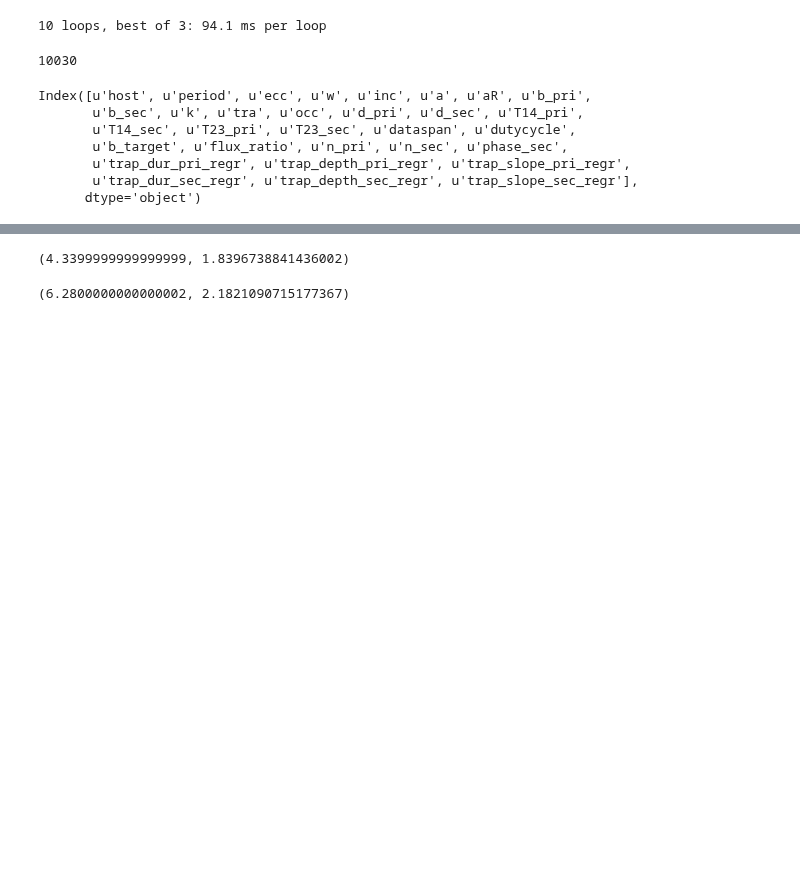
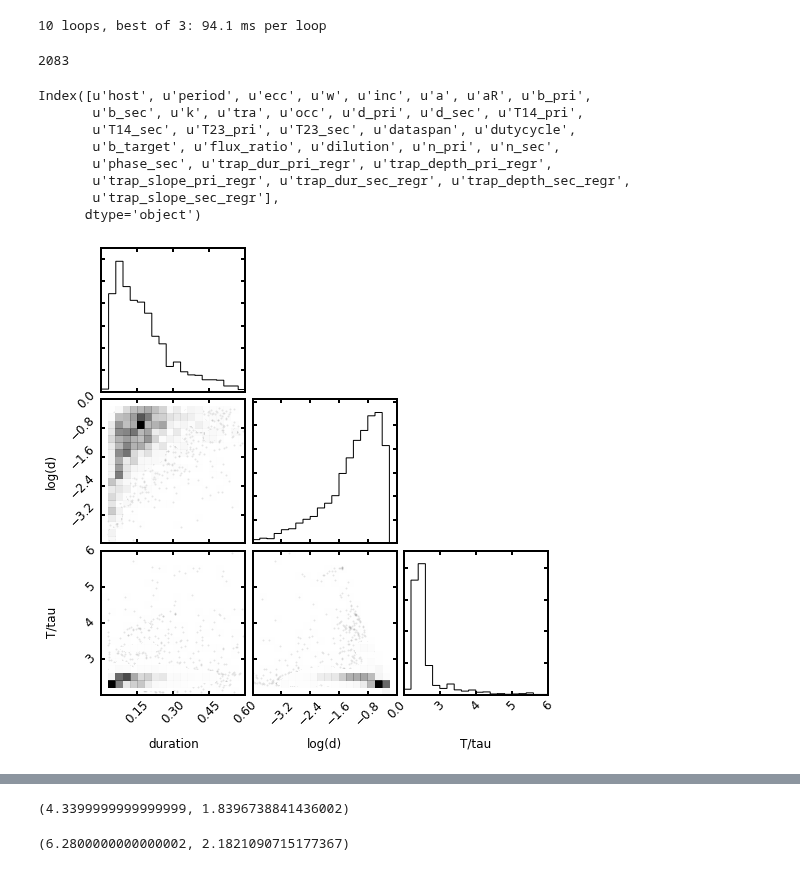
Before and after one commit to timothydmorton/exosyspop, a Jupyter notebook: demo.ipynb, the cells around one changed output, grey strips where cells are left out. Saved outputs shown, nothing was run; the diff lists cells and outputs as text; code cells hidden in the pictures; blank space fills up the shorter version.

```diff
--- a/demo.ipynb
+++ b/demo.ipynb
@@ -157,15 +159,44 @@ Index([u'host', u'period', u'ecc', u'w', u'inc', u'a', u'aR', u'b_pri',
 # this function, which can be otherwise useful to sample >N random observations
 # from the existing population.  `trap_regr` defaults to `True` here.
 # This function also takes `new` or `new_orbits` keywords.
-obs_pop = pop.get_N_observed(N=10000, new_orbits=True)
+obs_pop = pop.get_N_observed(N=2000, new_orbits=True)
 print(len(obs_pop))
 obs_pop.columns
 # %% [output]
-10030
+2083
 Index([u'host', u'period', u'ecc', u'w', u'inc', u'a', u'aR', u'b_pri',
        u'b_sec', u'k', u'tra', u'occ', u'd_pri', u'd_sec', u'T14_pri',
        u'T14_sec', u'T23_pri', u'T23_sec', u'dataspan', u'dutycycle',
-       u'b_target', u'flux_ratio', u'n_pri', u'n_sec', u'phase_sec',
-       u'trap_dur_pri_regr', u'trap_depth_pri_regr', u'trap_slope_pri_regr',
-       u'trap_dur_sec_regr', u'trap_depth_sec_regr', u'trap_slope_sec_regr'],
+       u'b_target', u'flux_ratio', u'dilution', u'n_pri', u'n_sec',
+       u'phase_sec', u'trap_dur_pri_regr', u'trap_depth_pri_regr',
+       u'trap_slope_pri_regr', u'trap_dur_sec_regr', u'trap_depth_sec_regr',
+       u'trap_slope_sec_regr'],
       dtype='object')
+# %%
+# Let's look at the distribution of trapezoid parameters
+%matplotlib inline
+from corner import corner
+
+def trap_corner(df, regr=True, **kwargs):
+
+    pri = df.n_pri.values > 0
+    sec = (df.n_sec.values > 0) & ~pri
+
+    if regr:
+        dur = pri*df.trap_dur_pri_regr.fillna(0) + sec*df.trap_dur_sec_regr.fillna(0)
+        logd = np.log10(pri*df.trap_depth_pri_regr.fillna(0) +
+                        sec*df.trap_depth_sec_regr.fillna(0))
+        slope = pri*df.trap_slope_pri_regr.fillna(0) + sec*df.trap_slope_sec_regr.fillna(0)
+    else:
+        dur = pri*df.trap_dur_pri.fillna(0) + sec*df.trap_dur_sec.fillna(0)
+        logd = np.log10(pri*df.trap_depth_pri.fillna(0) + sec*df.trap_depth_sec.fillna(0))
+        slope = pri*df.trap_slope_pri.fillna(0) + sec*df.trap_slope_sec.fillna(0)
+
+    #return (dur, logd, slope)
+    return corner(np.array([dur, logd, slope]).T, labels=['duration', 'log(d)', 'T/tau'],
+                 plot_contours=False, **kwargs)
+
+
+trap_corner(obs_pop, range=[(0,0.6),(-4,0), (2,6)]);
+# %% [output]
+[figure, added]
```
Also changed, not shown: parts of 15 cells of this notebook, 5 other files.
